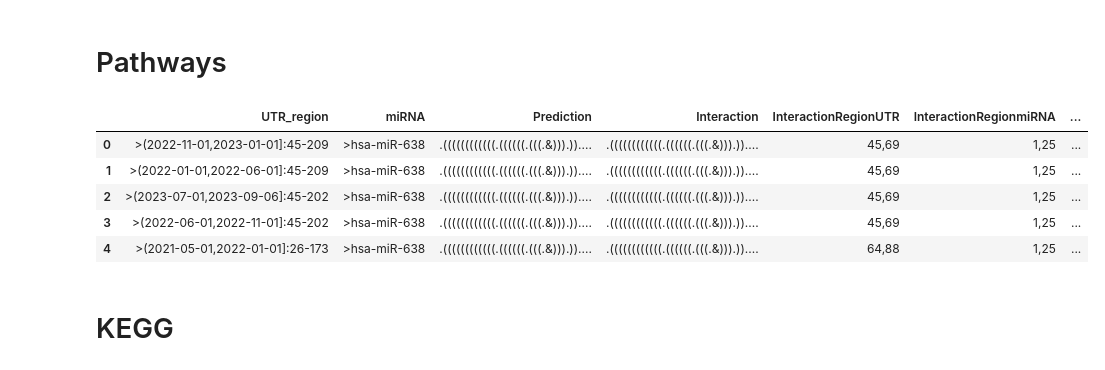
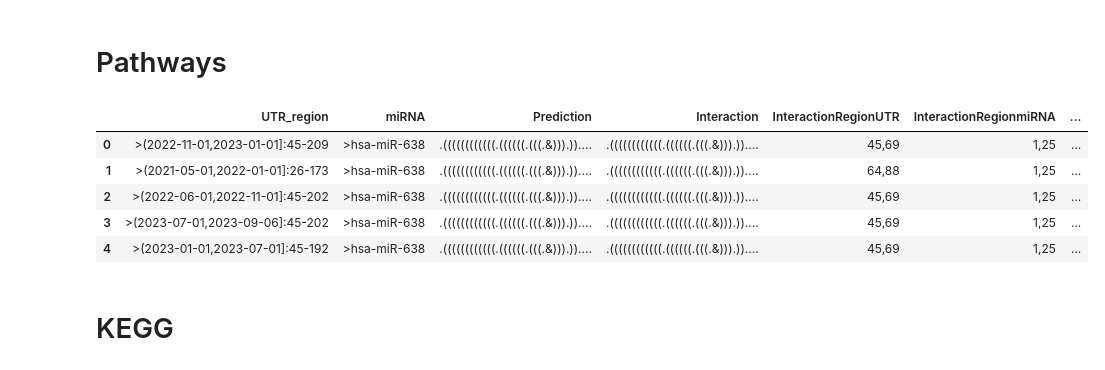
Before and after one commit to FerAmbriz/SelectionPatternsSARSCoV2, a Jupyter notebook: scr/13_miRNApathways.ipynb, the cells around one changed output. Saved outputs shown, nothing was run; the diff lists cells and outputs as text; code cells hidden in the pictures.

```diff
--- a/scr/13_miRNApathways.ipynb
+++ b/scr/13_miRNApathways.ipynb
@@ -4,16 +4,20 @@
 import pandas as pd
 from multiprocessing import Pool
 # %%
-dfv = pd.read_csv('../Data/miRNA_conservedSinEstructuras_Variants_Filter.tsv', sep = '\t')
-dft = pd.read_csv('../Data/miRNA_conservedSinEstructuras_Time_Filter.tsv', sep = '\t')
+dft = pd.read_csv('../../Data/Estratos/miRNA_predict/miRNA_conserved_Time_Filtrado.tsv', sep = '\t')
+dfv = pd.read_csv('../../Data/Estratos/miRNA_predict/miRNA_conservedSinEstructuraSecundaria_Variants_Filtrado.tsv', sep = '\t')
+dfgt= pd.read_csv('../../Data/Estratos/miRNA_predict/miRNA_conserved_ConstantClusters_Filtrado.tsv', sep = '\t')
+dfs = pd.read_csv('../../Data/Estratos/miRNA_predict/miRNA_conserved_Spectral_Filtrado.tsv', sep = '\t')
+dfsp = pd.read_csv('../../Data/Estratos/miRNA_predict/miRNA_conserved_Spectrum_Filtrado.tsv', sep = '\t')
+
 dft.head()
 # %% [output]
 |  | UTR_region | miRNA | Prediction | Interaction | InteractionRegionUTR | InteractionRegionmiRNA | ... |
 | 0 | >(2022-11-01,2023-01-01]:45-209 | >hsa-miR-638 | .((((((((((((.((((((.(((.&))).)).... | .((((((((((((.((((((.(((.&))).)).... | 45,69 | 1,25 | ... |
-| 1 | >(2022-01-01,2022-06-01]:45-209 | >hsa-miR-638 | .((((((((((((.((((((.(((.&))).)).... | .((((((((((((.((((((.(((.&))).)).... | 45,69 | 1,25 | ... |
-| 2 | >(2023-07-01,2023-09-06]:45-202 | >hsa-miR-638 | .((((((((((((.((((((.(((.&))).)).... | .((((((((((((.((((((.(((.&))).)).... | 45,69 | 1,25 | ... |
-| 3 | >(2022-06-01,2022-11-01]:45-202 | >hsa-miR-638 | .((((((((((((.((((((.(((.&))).)).... | .((((((((((((.((((((.(((.&))).)).... | 45,69 | 1,25 | ... |
-| 4 | >(2021-05-01,2022-01-01]:26-173 | >hsa-miR-638 | .((((((((((((.((((((.(((.&))).)).... | .((((((((((((.((((((.(((.&))).)).... | 64,88 | 1,25 | ... |
+| 1 | >(2021-05-01,2022-01-01]:26-173 | >hsa-miR-638 | .((((((((((((.((((((.(((.&))).)).... | .((((((((((((.((((((.(((.&))).)).... | 64,88 | 1,25 | ... |
+| 2 | >(2022-06-01,2022-11-01]:45-202 | >hsa-miR-638 | .((((((((((((.((((((.(((.&))).)).... | .((((((((((((.((((((.(((.&))).)).... | 45,69 | 1,25 | ... |
+| 3 | >(2023-07-01,2023-09-06]:45-202 | >hsa-miR-638 | .((((((((((((.((((((.(((.&))).)).... | .((((((((((((.((((((.(((.&))).)).... | 45,69 | 1,25 | ... |
+| 4 | >(2023-01-01,2023-07-01]:45-192 | >hsa-miR-638 | .((((((((((((.((((((.(((.&))).)).... | .((((((((((((.((((((.(((.&))).)).... | 45,69 | 1,25 | ... |
 # %% [markdown]
 # KEGG
 # %%
```
Also changed, not shown: parts of 7 cells of this notebook, 1 other file.
